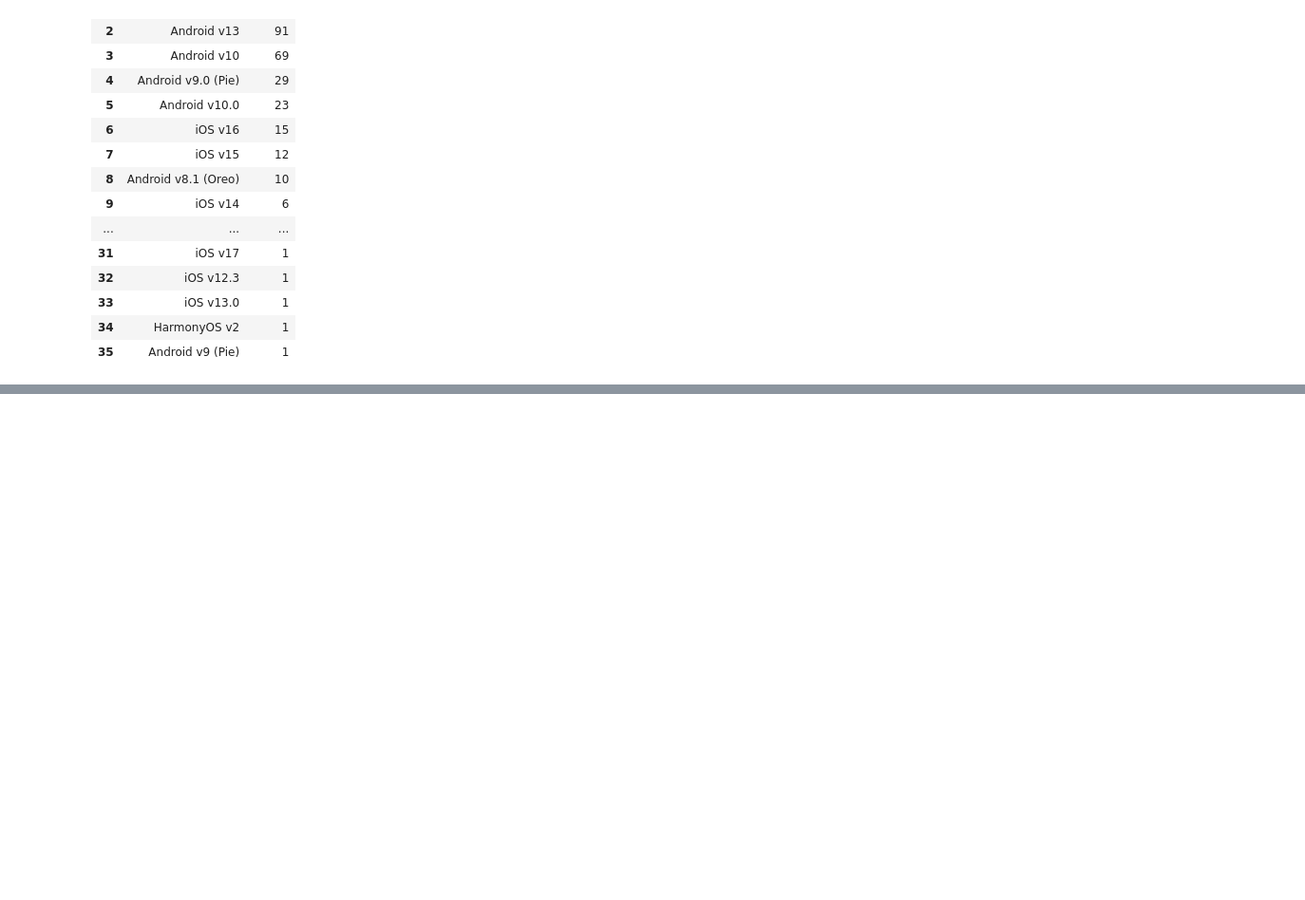
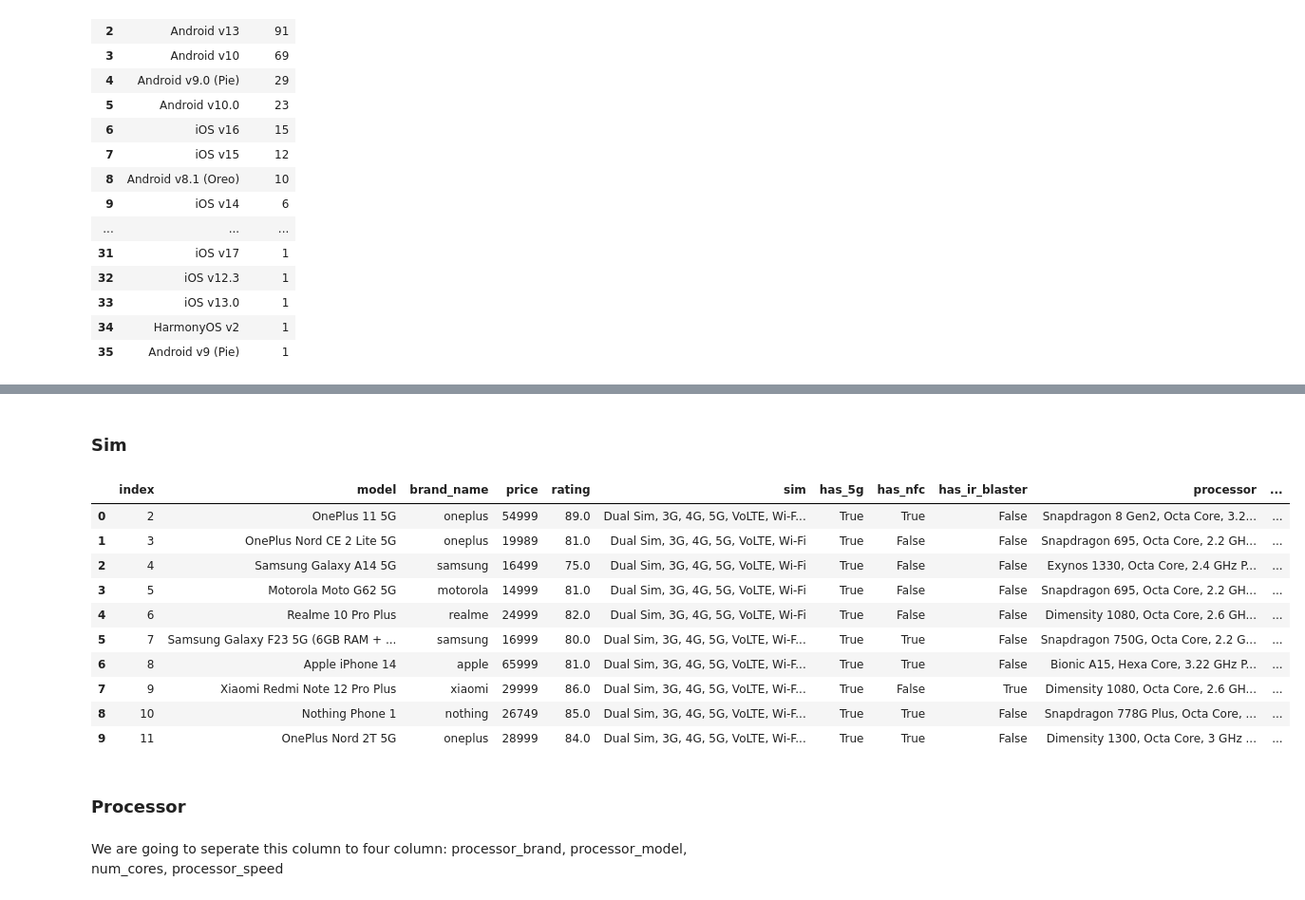
Before and after one commit to tanvirahmed1732/My-Learnings, a Jupyter notebook: Data Science Mentorship Program (DSMP)/Week 12 Data Analysis Process Contd/Session on Data Cleaning Case Study - Smartphone dataset/SmartPhone Data Cleaning.ipynb, the cells around one changed output, grey strips where cells are left out. Shown at 95% size. Saved outputs shown, nothing was run; the diff lists cells and outputs as text; code cells hidden in the pictures; blank space fills up the shorter version.

```diff
--- a/Data Science Mentorship Program (DSMP)/Week 12 Data Analysis Process Contd/Session on Data Cleaning Case Study - Smartphone dataset/SmartPhone Data Cleaning.ipynb
+++ b/Data Science Mentorship Program (DSMP)/Week 12 Data Analysis Process Contd/Session on Data Cleaning Case Study - Smartphone dataset/SmartPhone Data Cleaning.ipynb
@@ -500,0 +539,3 @@ df1['os'].value_counts().reset_index()
+# %%
+df1.insert(2,"brand_name",temp_brand) #create a new column of brand name
+df1.head()
@@ -500,0 +549,32 @@ df1['os'].value_counts().reset_index()
+# %%
+df1['brand_name']=df1['brand_name'].str.strip().str.lower() #simplify
+# %% [markdown]
+### Sim
+# %%
+#seperating 3 information in 3 varaible to store in new columns, note: rest informations are almost true for every other phones that's why we are not storing those info.
+has_5g=df1['sim'].str.contains('5G')
+has_nfc=df1['sim'].str.contains('NFC')
+has_ir_blaster=df1['sim'].str.contains('IR Blaster')
+# %%
+#creating new columns
+df1.insert(6,'has_5g',has_5g)
+df1.insert(7,'has_nfc',has_nfc)
+df1.insert(8,'has_ir_blaster',has_ir_blaster)
+# %%
+df1.head(10)
+# %% [output]
+|  | index | model | brand_name | price | rating | sim | has_5g | has_nfc | has_ir_blaster | processor | ... |
+| 0 | 2 | OnePlus 11 5G | oneplus | 54999 | 89.0 | Dual Sim, 3G, 4G, 5G, VoLTE, Wi-F... | True | True | False | Snapdragon 8 Gen2, Octa Core, 3.2... | ... |
+| 1 | 3 | OnePlus Nord CE 2 Lite 5G | oneplus | 19989 | 81.0 | Dual Sim, 3G, 4G, 5G, VoLTE, Wi-Fi | True | False | False | Snapdragon 695, Octa Core, 2.2 GH... | ... |
+| 2 | 4 | Samsung Galaxy A14 5G | samsung | 16499 | 75.0 | Dual Sim, 3G, 4G, 5G, VoLTE, Wi-Fi | True | False | False | Exynos 1330, Octa Core, 2.4 GHz P... | ... |
+| 3 | 5 | Motorola Moto G62 5G | motorola | 14999 | 81.0 | Dual Sim, 3G, 4G, 5G, VoLTE, Wi-Fi | True | False | False | Snapdragon 695, Octa Core, 2.2 GH... | ... |
+| 4 | 6 | Realme 10 Pro Plus | realme | 24999 | 82.0 | Dual Sim, 3G, 4G, 5G, VoLTE, Wi-Fi | True | False | False | Dimensity 1080, Octa Core, 2.6 GH... | ... |
+| 5 | 7 | Samsung Galaxy F23 5G (6GB RAM + ... | samsung | 16999 | 80.0 | Dual Sim, 3G, 4G, 5G, VoLTE, Wi-F... | True | True | False | Snapdragon 750G, Octa Core, 2.2 G... | ... |
+| 6 | 8 | Apple iPhone 14 | apple | 65999 | 81.0 | Dual Sim, 3G, 4G, 5G, VoLTE, Wi-F... | True | True | False | Bionic A15, Hexa Core, 3.22 GHz P... | ... |
+| 7 | 9 | Xiaomi Redmi Note 12 Pro Plus | xiaomi | 29999 | 86.0 | Dual Sim, 3G, 4G, 5G, VoLTE, Wi-F... | True | False | True | Dimensity 1080, Octa Core, 2.6 GH... | ... |
+| 8 | 10 | Nothing Phone 1 | nothing | 26749 | 85.0 | Dual Sim, 3G, 4G, 5G, VoLTE, Wi-F... | True | True | False | Snapdragon 778G Plus, Octa Core, ... | ... |
+| 9 | 11 | OnePlus Nord 2T 5G | oneplus | 28999 | 84.0 | Dual Sim, 3G, 4G, 5G, VoLTE, Wi-F... | True | True | False | Dimensity 1300, Octa Core, 3 GHz ... | ... |
+# %% [markdown]
+### Processor
+# %% [markdown]
+We are going to seperate this column to four column: processor_brand, processor_model, num_cores, processor_speed
```
Also changed, not shown: parts of 127 cells of this notebook.
